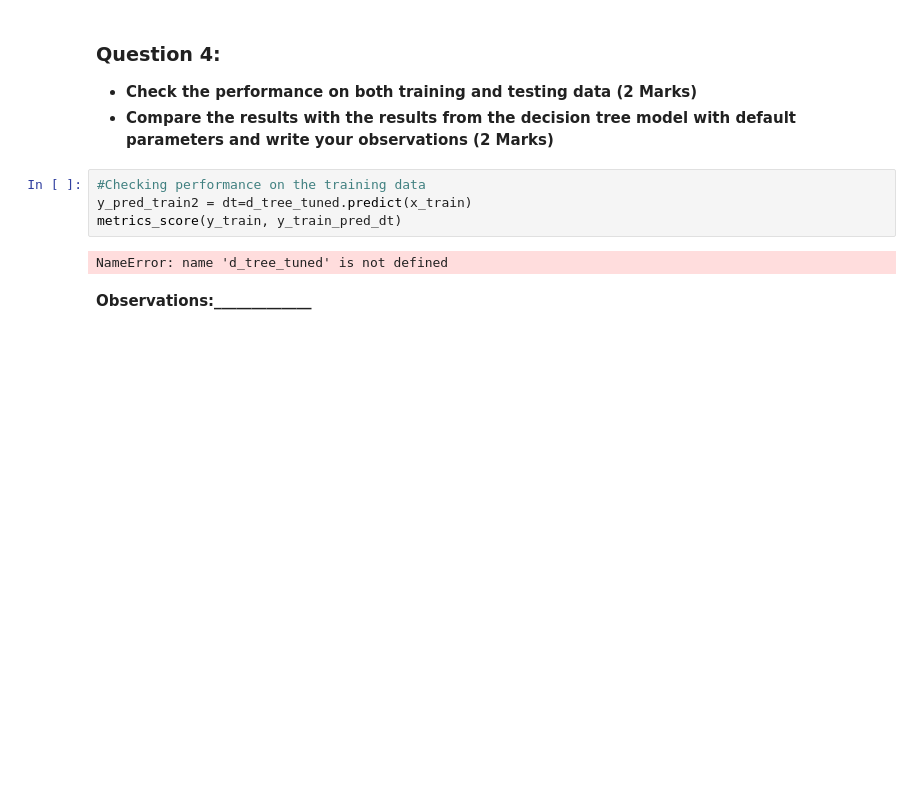
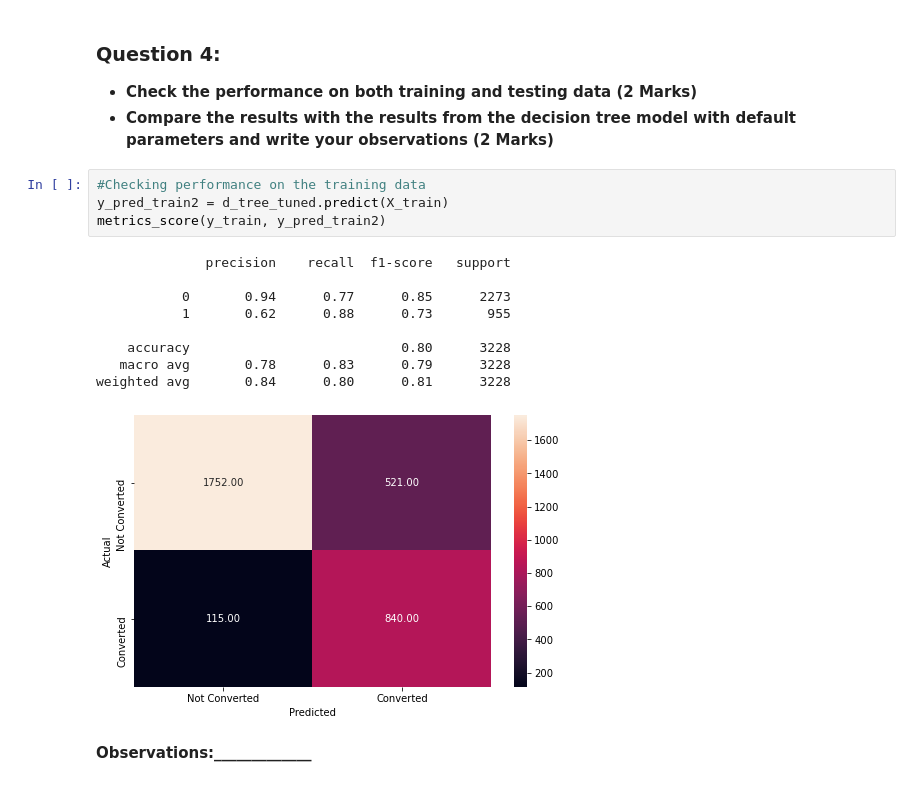
Before and after one commit to bluerunningshoes/MIT_Foundations_Of_Data_Science, a Jupyter notebook: Practical Data Science/Learner_Notebook_Classification_PDS.ipynb, the cells around one changed output. Saved outputs shown, nothing was run; the diff lists cells and outputs as text; blank space fills up the shorter version.

Commit message:
Adding time series and decision tree workbook

```diff
--- a/Practical Data Science/Learner_Notebook_Classification_PDS.ipynb
+++ b/Practical Data Science/Learner_Notebook_Classification_PDS.ipynb
@@ -470,10 +470,18 @@ We have tuned the model and fit the tuned model on the training data. Now, **let
 - **Compare the results with the results from the decision tree model with default parameters and write your observations (2 Marks)**
 # %%
 #Checking performance on the training data
-y_pred_train2 = dt=d_tree_tuned.predict(x_train)
-metrics_score(y_train, y_train_pred_dt)
+y_pred_train2 = d_tree_tuned.predict(X_train)
+metrics_score(y_train, y_pred_train2)
 # %% [output]
-NameError: name 'd_tree_tuned' is not defined
+              precision    recall  f1-score   support
+
+           0       0.94      0.77      0.85      2273
+           1       0.62      0.88      0.73       955
+
+    accuracy                           0.80      3228
+   macro avg       0.78      0.83      0.79      3228
+weighted avg       0.84      0.80      0.81      3228
+[figure, added]
 # %% [markdown]
 **Observations:_____________**
 # %% [markdown]
```
